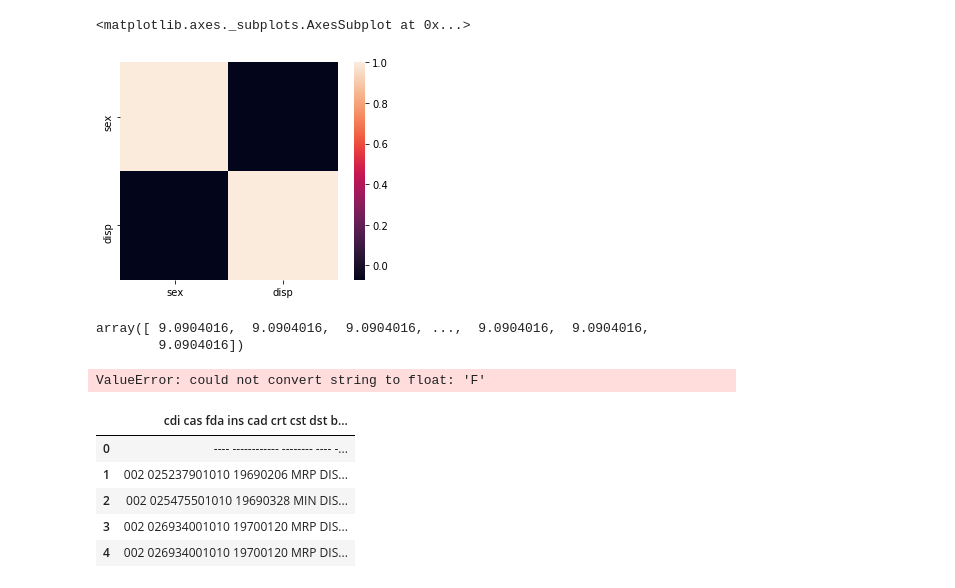
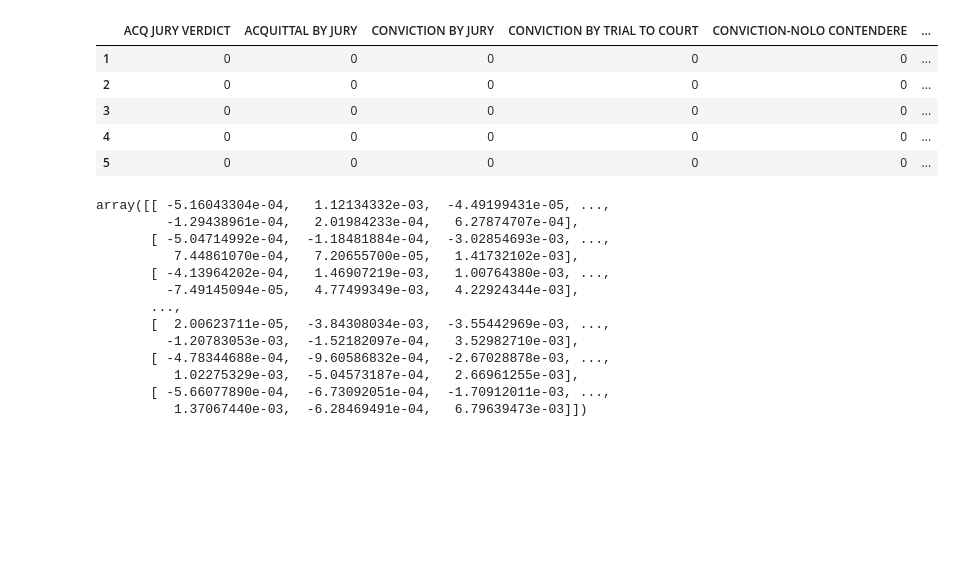
Before and after one commit to circushaase/harriscriminalcourt, a Jupyter notebook: Prostitution.ipynb, the cells around one changed output. Saved outputs shown, nothing was run; the diff lists cells and outputs as text; code cells hidden in the pictures; blank space fills up the shorter version.

Commit message:
Attempt to create linear regression model

```diff
--- a/Prostitution.ipynb
+++ b/Prostitution.ipynb
@@ -99,8 +100,12 @@ new.head()
-# %%
-import seaborn as sns
-#visualized 'heatmap' of correlations between the variables
-corrmat= new.corr(method = 'spearman')
-sns.heatmap(corrmat, square=True)
-# %% [output]
-<matplotlib.axes._subplots.AxesSubplot at 0x...>
-[figure, removed]
+# %%
+#ytrain, get dummies on dispot
+ytrain= pd.get_dummies(prost['disposition'])
+# %%
+ytrain.head()
+# %% [output]
+|  | ACQ JURY VERDICT | ACQUITTAL BY JURY | CONVICTION BY JURY | CONVICTION BY TRIAL TO COURT | CONVICTION-NOLO CONTENDERE | ... |
+| 1 | 0 | 0 | 0 | 0 | 0 | ... |
+| 2 | 0 | 0 | 0 | 0 | 0 | ... |
+| 3 | 0 | 0 | 0 | 0 | 0 | ... |
+| 4 | 0 | 0 | 0 | 0 | 0 | ... |
+| 5 | 0 | 0 | 0 | 0 | 0 | ... |
@@ -107,30 +116,25 @@ sns.heatmap(corrmat, square=True)
 # %%
 from sklearn.linear_model import LinearRegression
-X = new.drop('disp', axis=1)
-y = new.disp
-reg = LinearRegression().fit(X, y)
-reg.score(X, y)
+reg = LinearRegression().fit(xtrain, ytrain)
+reg.score(xtrain, ytrain)
 
 reg.coef_
 
 reg.intercept_
 
-reg.predict(X)
+reg.predict(xtrain)
 # %% [output]
-array([ 9.0904016,  9.0904016,  9.0904016, ...,  9.0904016,  9.0904016,
-        9.0904016])
+array([[ -5.16043304e-04,   1.12134332e-03,  -4.49199431e-05, ...,
+         -1.29438961e-04,   2.01984233e-04,   6.27874707e-04],
+       [ -5.04714992e-04,  -1.18481884e-04,  -3.02854693e-03, ...,
+          7.44861070e-04,   7.20655700e-05,   1.41732102e-03],
+       [ -4.13964202e-04,   1.46907219e-03,   1.00764380e-03, ...,
+         -7.49145094e-05,   4.77499349e-03,   4.22924344e-03],
+       ...,
+       [  2.00623711e-05,  -3.84308034e-03,  -3.55442969e-03, ...,
+         -1.20783053e-03,  -1.52182097e-04,   3.52982710e-03],
+       [ -4.78344688e-04,  -9.60586832e-04,  -2.67028878e-03, ...,
+          1.02275329e-03,  -5.04573187e-04,   2.66961255e-03],
+       [ -5.66077890e-04,  -6.73092051e-04,  -1.70912011e-03, ...,
+          1.37067440e-03,  -6.28469491e-04,   6.79639473e-03]])
-# %%
-from sklearn.linear_model import LinearRegression
-X = prost.def_sex
-y = prost.disposition
-reg = LinearRegression().fit(X, y)
-reg.score(X, y)
-
-reg.coef_
-
-reg.intercept_
-
-reg.predict()
-# %% [output]
-ValueError: could not convert string to float: 'F'
 # %%
@@ -138,9 +141,0 @@ raw = pd.read_table('data\DATA - Jenkins Monthly Disposition Reports.txt')
-# %%
-raw.head()
-# %% [output]
-|  | cdi cas fda ins cad crt cst dst b... |
-| 0 | ---- ------------ -------- ---- -... |
-| 1 | 002 025237901010 19690206 MRP DIS... |
-| 2 | 002 025475501010 19690328 MIN DIS... |
-| 3 | 002 026934001010 19700120 MRP DIS... |
-| 4 | 002 026934001010 19700120 MRP DIS... |
```
Also changed, not shown: parts of 18 cells of this notebook.
